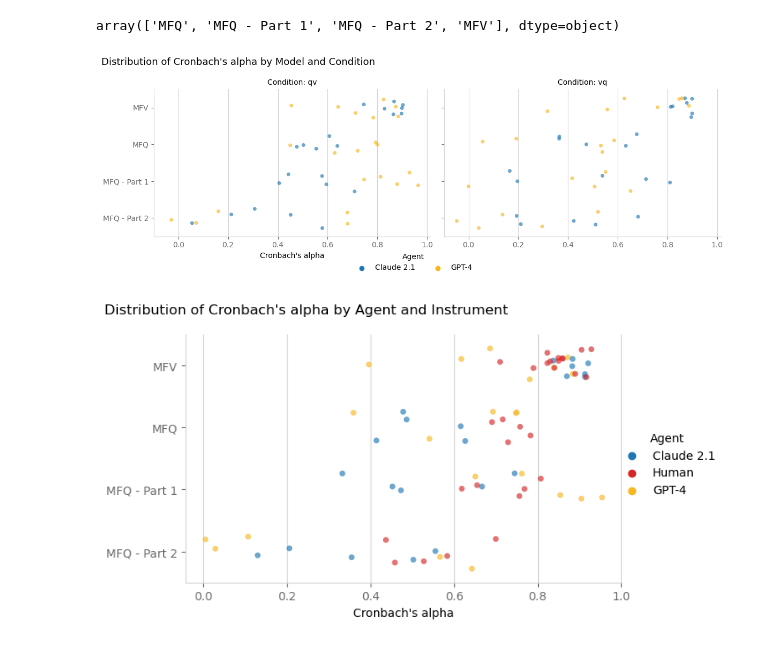
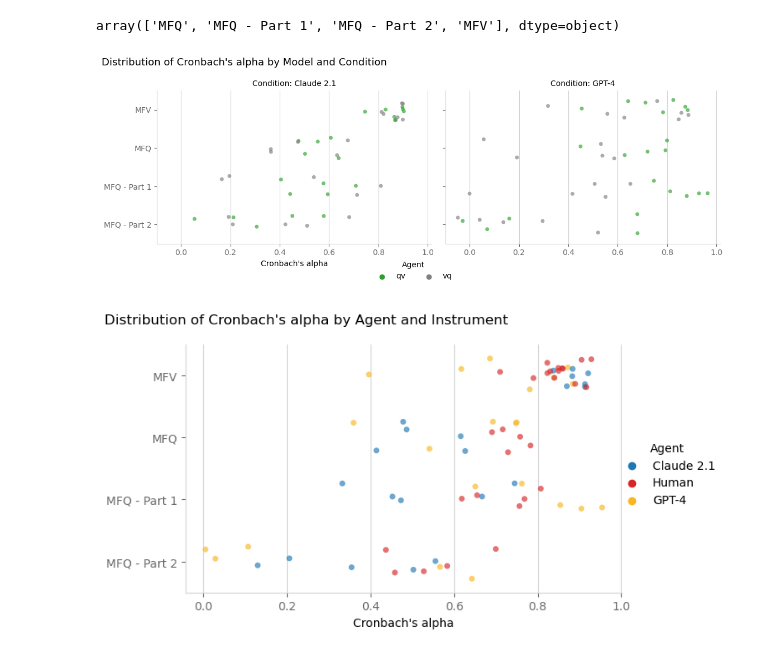
Before and after one commit to joseluizn/mfv_llm, a Jupyter notebook: 4 - visualizations.ipynb, the cells around one changed output. Drawn from its saved outputs; the diff is of its cells as text; code cells hidden in the pictures.

Commit message:
refactore analysis code to put tests with regression in notebook 5. Updated visualizations and generated some specific stats to include in paper body

```diff
--- a/4 - visualizations.ipynb
+++ b/4 - visualizations.ipynb
@@ -78,8 +78,8 @@ plt.rcParams["axes.grid"] = True
 plt.rcParams["grid.color"] = "lightgray"
 # %%
 g = sns.catplot(
-    col="condition",
-    hue="agent",
+    col="agent",
+    hue="condition",
     x="alpha",
     y="scale",
     jitter=0.28,
@@ -87,36 +87,36 @@ g = sns.catplot(
     height=4,
     aspect=1.33,
     margin_titles=False,
     legend=True,
     order=[
         "MFV",
         "MFQ",
         "MFQ - Part 1",
         "MFQ - Part 2",
     ],
     alpha=0.65,
-    palette=["#1f77b4", "#f8b620"],
-    hue_order=["Claude 2.1", "GPT-4"],
+    palette=["#2ca02c", "#7f7f7f"],
+    hue_order=["qv", "vq"],
 )
 g.set_ylabels("")
 g.set_xlabels("Cronbach's alpha")
 # remove x axis label from center plot to make location for legend
 g.axes[0][1].set_xlabel("")
 # titles left aligned
 g.set_titles("Condition: {col_name}",)
 g.fig.suptitle("Distribution of Cronbach's alpha by Model and Condition", ha="left", x=0.01, fontsize=13)
 g.fig.subplots_adjust(top=0.85)
 g.fig.tight_layout()
 # set legend to bottom
 g._legend.remove()
 g.fig.legend(ncols=4,  title="Agent", loc="lower center", bbox_to_anchor=(0.5, -0.05), frameon=False)
 g.fig.savefig("figs/cronbachs_condition.png", dpi=300, bbox_inches="tight")
 g.fig.savefig("figs/cronbachs_condition.pdf", dpi=300, bbox_inches="tight")
 
 # usar 3 cores (1 por agente) reduzir opacidade (0.4) e vai ajustando - plotar na mesma linha
 # ou fazer uma linha so col por agente - manter relacao consistente com grafico seguitne para condicoes
 # %% [output]
-[figure, old version]
+[figure, new version]
 # %%
 g = sns.catplot(
     col="condition",
```
Also changed, not shown: parts of 2 cells of this notebook, 9 other files.
